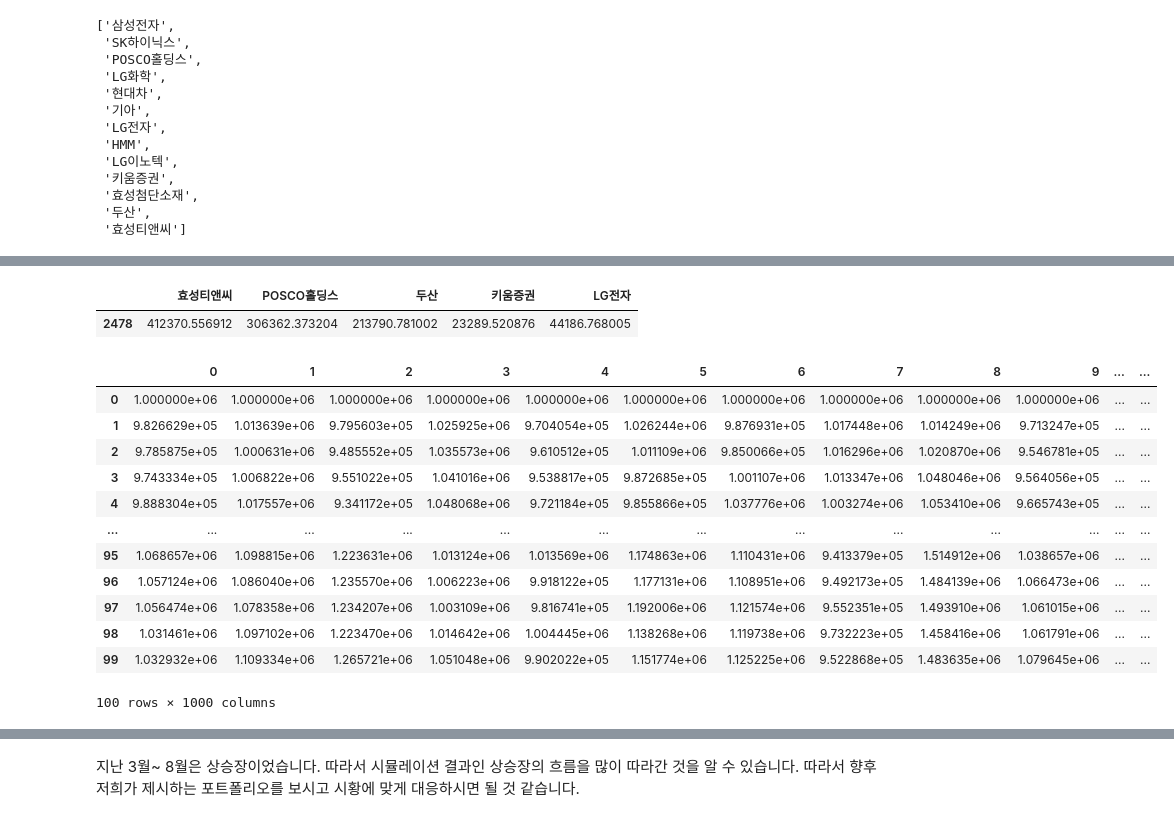
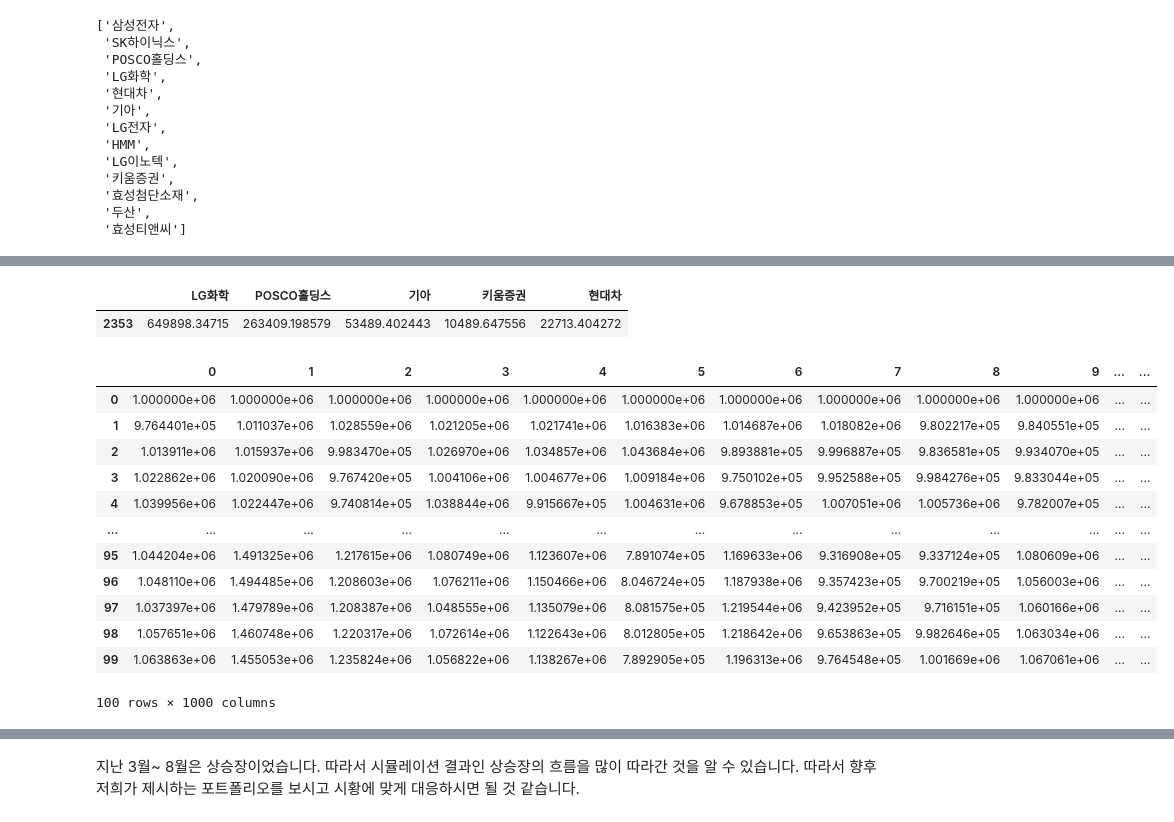
Before and after one commit to DanDanHeeWorld/to_upward, a Jupyter notebook: 포트폴리오구성+monte3.ipynb, the cells around one changed output, grey strips where cells are left out. Cells and saved outputs as stored; diff of their text form; code cells hidden in the pictures.

```diff
--- a/포트폴리오구성+monte3.ipynb
+++ b/포트폴리오구성+monte3.ipynb
@@ -40,7 +83,7 @@ data.Code = padded_str_list
 # %%
 import datetime as dt
 end_03 = dt.datetime(2023,3,1).strftime("%Y%m%d")
-start_03 = (dt.datetime.today().date() - dt.timedelta(365)).strftime("%Y%m%d")
+start_03 = (dt.datetime(2023,3,1).date() - dt.timedelta(365)).strftime("%Y%m%d")
 end = dt.datetime.today().date().strftime("%Y%m%d")
 start = (dt.datetime.today().date() - dt.timedelta(365)).strftime("%Y%m%d")
 # end = dt.datetime(2022,12,31).strftime("%Y%m%d")
@@ -154,11 +219,11 @@ daily_cov = daily_ret.cov()
 annual_cov = daily_cov * before_data[stocks].shape[0]
 # %%
 tmp2 = pd.DataFrame((annual_ret-0.02)/daily_ret.std()*np.sqrt(252),columns= ['Shape']).sort_values(by='Shape',ascending=False)
-stocks = list(tmp2.iloc[0:5].index)# 상위 5개 선정
-daily_ret = before_data[stocks].pct_change()
-annual_ret = (1+daily_ret.mean())**before_data[stocks].shape[0]-1
+stocks2 = list(tmp2.iloc[0:5].index)# 상위 5개 선정
+daily_ret = before_data[stocks2].pct_change()
+annual_ret = (1+daily_ret.mean())**before_data[stocks2].shape[0]-1
 daily_cov = daily_ret.cov()
-annual_cov = daily_cov * before_data[stocks].shape[0]
+annual_cov = daily_cov * before_data[stocks2].shape[0]
 rf = 0.0325
 # 개별 shape 말고 고객에게 제시하는 주식 중 고객이 선택한 주식과 상관계수가 낮은 기업으로 포트폴리오를 구성해주는 것은 어떨까?
 # %%
@@ -227,4 +293,4 @@ def get_portfolio(stocks,annual_ret,annual_cov):
 
     return max_shape,min_risk,tmp2,df
 # %%
-max_shape,min_risk,tmp2,df = get_portfolio(stocks,annual_ret,annual_cov)
+max_shape,min_risk,tmp2,df = get_portfolio(stocks2,annual_ret,annual_cov)
@@ -351,23 +427,23 @@ balance = 1000000
 stock_money = max_shape[max_shape.columns[3:]]*balance
 stock_money
 # %% [output]
-|  | 효성티앤씨 | POSCO홀딩스 | 두산 | 키움증권 | LG전자 |
-| 2478 | 412370.556912 | 306362.373204 | 213790.781002 | 23289.520876 | 44186.768005 |
+|  | LG화학 | POSCO홀딩스 | 기아 | 키움증권 | 현대차 |
+| 2353 | 649898.34715 | 263409.198579 | 53489.402443 | 10489.647556 | 22713.404272 |
 # %%
 sim_num = 1000
-balance_df = monte_sim(sim_num,before_data,stocks,stock_money)
+balance_df = monte_sim(sim_num,before_data,stocks2,stock_money)
 balance_df
 # %% [output]
 |  | 0 | 1 | 2 | 3 | 4 | 5 | 6 | 7 | 8 | 9 | ... | ... |
 | 0 | 1.000000e+06 | 1.000000e+06 | 1.000000e+06 | 1.000000e+06 | 1.000000e+06 | 1.000000e+06 | 1.000000e+06 | 1.000000e+06 | 1.000000e+06 | 1.000000e+06 | ... | ... |
-| 1 | 9.826629e+05 | 1.013639e+06 | 9.795603e+05 | 1.025925e+06 | 9.704054e+05 | 1.026244e+06 | 9.876931e+05 | 1.017448e+06 | 1.014249e+06 | 9.713247e+05 | ... | ... |
-| 2 | 9.785875e+05 | 1.000631e+06 | 9.485552e+05 | 1.035573e+06 | 9.610512e+05 | 1.011109e+06 | 9.850066e+05 | 1.016296e+06 | 1.020870e+06 | 9.546781e+05 | ... | ... |
-| 3 | 9.743334e+05 | 1.006822e+06 | 9.551022e+05 | 1.041016e+06 | 9.538817e+05 | 9.872685e+05 | 1.001107e+06 | 1.013347e+06 | 1.048046e+06 | 9.564056e+05 | ... | ... |
-| 4 | 9.888304e+05 | 1.017557e+06 | 9.341172e+05 | 1.048068e+06 | 9.721184e+05 | 9.855866e+05 | 1.037776e+06 | 1.003274e+06 | 1.053410e+06 | 9.665743e+05 | ... | ... |
+| 1 | 9.764401e+05 | 1.011037e+06 | 1.028559e+06 | 1.021205e+06 | 1.021741e+06 | 1.016383e+06 | 1.014687e+06 | 1.018082e+06 | 9.802217e+05 | 9.840551e+05 | ... | ... |
+| 2 | 1.013911e+06 | 1.015937e+06 | 9.983470e+05 | 1.026970e+06 | 1.034857e+06 | 1.043684e+06 | 9.893881e+05 | 9.996887e+05 | 9.836581e+05 | 9.934070e+05 | ... | ... |
+| 3 | 1.022862e+06 | 1.020090e+06 | 9.767420e+05 | 1.004106e+06 | 1.004677e+06 | 1.009184e+06 | 9.750102e+05 | 9.952588e+05 | 9.984276e+05 | 9.833044e+05 | ... | ... |
+| 4 | 1.039956e+06 | 1.022447e+06 | 9.740814e+05 | 1.038844e+06 | 9.915667e+05 | 1.004631e+06 | 9.678853e+05 | 1.007051e+06 | 1.005736e+06 | 9.782007e+05 | ... | ... |
 | ... | ... | ... | ... | ... | ... | ... | ... | ... | ... | ... | ... | ... |
-| 95 | 1.068657e+06 | 1.098815e+06 | 1.223631e+06 | 1.013124e+06 | 1.013569e+06 | 1.174863e+06 | 1.110431e+06 | 9.413379e+05 | 1.514912e+06 | 1.038657e+06 | ... | ... |
-| 96 | 1.057124e+06 | 1.086040e+06 | 1.235570e+06 | 1.006223e+06 | 9.918122e+05 | 1.177131e+06 | 1.108951e+06 | 9.492173e+05 | 1.484139e+06 | 1.066473e+06 | ... | ... |
-| 97 | 1.056474e+06 | 1.078358e+06 | 1.234207e+06 | 1.003109e+06 | 9.816741e+05 | 1.192006e+06 | 1.121574e+06 | 9.552351e+05 | 1.493910e+06 | 1.061015e+06 | ... | ... |
-| 98 | 1.031461e+06 | 1.097102e+06 | 1.223470e+06 | 1.014642e+06 | 1.004445e+06 | 1.138268e+06 | 1.119738e+06 | 9.732223e+05 | 1.458416e+06 | 1.061791e+06 | ... | ... |
-| 99 | 1.032932e+06 | 1.109334e+06 | 1.265721e+06 | 1.051048e+06 | 9.902022e+05 | 1.151774e+06 | 1.125225e+06 | 9.522868e+05 | 1.483635e+06 | 1.079645e+06 | ... | ... |
+| 95 | 1.044204e+06 | 1.491325e+06 | 1.217615e+06 | 1.080749e+06 | 1.123607e+06 | 7.891074e+05 | 1.169633e+06 | 9.316908e+05 | 9.337124e+05 | 1.080609e+06 | ... | ... |
+| 96 | 1.048110e+06 | 1.494485e+06 | 1.208603e+06 | 1.076211e+06 | 1.150466e+06 | 8.046724e+05 | 1.187938e+06 | 9.357423e+05 | 9.700219e+05 | 1.056003e+06 | ... | ... |
+| 97 | 1.037397e+06 | 1.479789e+06 | 1.208387e+06 | 1.048555e+06 | 1.135079e+06 | 8.081575e+05 | 1.219544e+06 | 9.423952e+05 | 9.716151e+05 | 1.060166e+06 | ... | ... |
+| 98 | 1.057651e+06 | 1.460748e+06 | 1.220317e+06 | 1.072614e+06 | 1.122643e+06 | 8.012805e+05 | 1.218642e+06 | 9.653863e+05 | 9.982646e+05 | 1.063034e+06 | ... | ... |
+| 99 | 1.063863e+06 | 1.455053e+06 | 1.235824e+06 | 1.056822e+06 | 1.138267e+06 | 7.892905e+05 | 1.196313e+06 | 9.764548e+05 | 1.001669e+06 | 1.067061e+06 | ... | ... |
 100 rows × 1000 columns
```
Also changed, not shown: parts of 40 cells of this notebook.
